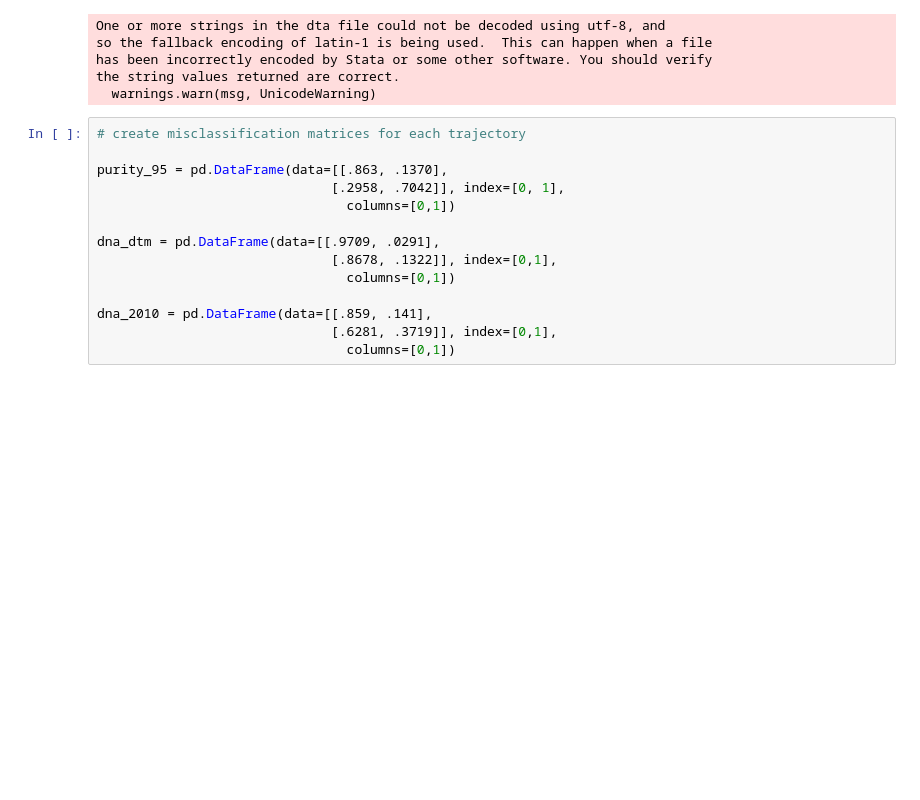
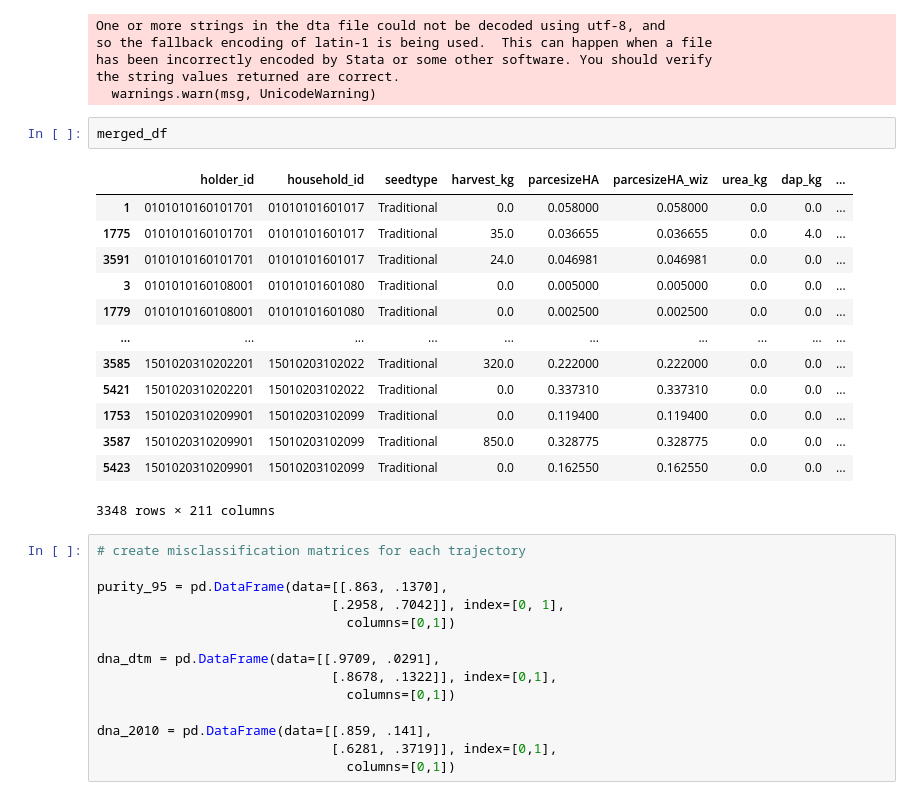
Before and after one commit to amichuda/ethiopia-tech-adoption, a Jupyter notebook: python/switching_reg.ipynb, the cells around one changed output. Saved outputs shown, nothing was run; the diff lists cells and outputs as text; blank space fills up the shorter version.

```diff
--- a/python/switching_reg.ipynb
+++ b/python/switching_reg.ipynb
@@ -45,6 +45,22 @@ so the fallback encoding of latin-1 is being used.  This can happen when a file
 has been incorrectly encoded by Stata or some other software. You should verify
 the string values returned are correct.
   warnings.warn(msg, UnicodeWarning)
+# %%
+merged_df
+# %% [output]
+|  | holder_id | household_id | seedtype | harvest_kg | parcesizeHA | parcesizeHA_wiz | urea_kg | dap_kg | ... |
+| 1 | 0101010160101701 | 01010101601017 | Traditional | 0.0 | 0.058000 | 0.058000 | 0.0 | 0.0 | ... |
+| 1775 | 0101010160101701 | 01010101601017 | Traditional | 35.0 | 0.036655 | 0.036655 | 0.0 | 4.0 | ... |
+| 3591 | 0101010160101701 | 01010101601017 | Traditional | 24.0 | 0.046981 | 0.046981 | 0.0 | 0.0 | ... |
+| 3 | 0101010160108001 | 01010101601080 | Traditional | 0.0 | 0.005000 | 0.005000 | 0.0 | 0.0 | ... |
+| 1779 | 0101010160108001 | 01010101601080 | Traditional | 0.0 | 0.002500 | 0.002500 | 0.0 | 0.0 | ... |
+| ... | ... | ... | ... | ... | ... | ... | ... | ... | ... |
+| 3585 | 1501020310202201 | 15010203102022 | Traditional | 320.0 | 0.222000 | 0.222000 | 0.0 | 0.0 | ... |
+| 5421 | 1501020310202201 | 15010203102022 | Traditional | 0.0 | 0.337310 | 0.337310 | 0.0 | 0.0 | ... |
+| 1753 | 1501020310209901 | 15010203102099 | Traditional | 0.0 | 0.119400 | 0.119400 | 0.0 | 0.0 | ... |
+| 3587 | 1501020310209901 | 15010203102099 | Traditional | 850.0 | 0.328775 | 0.328775 | 0.0 | 0.0 | ... |
+| 5423 | 1501020310209901 | 15010203102099 | Traditional | 0.0 | 0.162550 | 0.162550 | 0.0 | 0.0 | ... |
+3348 rows × 211 columns
 # %%
 # create misclassification matrices for each trajectory
 
```
Also changed, not shown: parts of 11 cells of this notebook, 1 other file.
